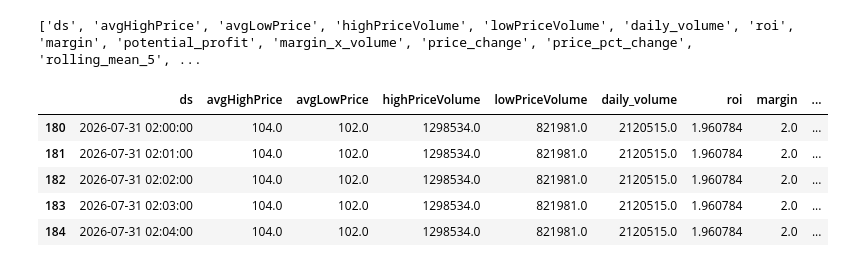
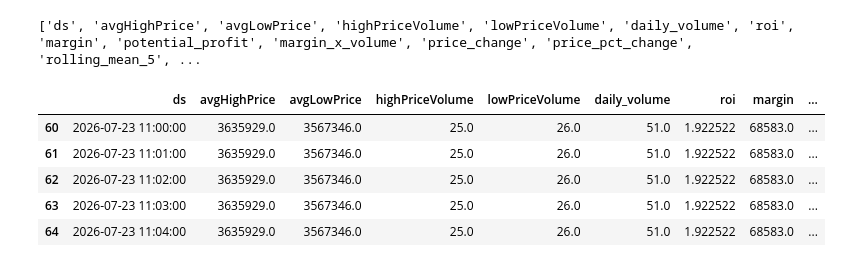
Before and after one commit to bartflk/osrs-exchange-flip-project, a Jupyter notebook: ProphetScripts/prophet.ipynb, the cells around one changed output. Saved outputs shown, nothing was run; the diff lists cells and outputs as text; code cells hidden in the pictures.

```diff
--- a/ProphetScripts/prophet.ipynb
+++ b/ProphetScripts/prophet.ipynb
@@ -8,9 +8,11 @@ data_dir = root / "data"
 if not data_dir.exists():
     data_dir = root.parent / "data"
 
+
+
 csv_files = {
     "chaos_rune_562_1year_daily": data_dir / "chaos_rune_562_1year_daily.csv",
-    "chaos_rune_562_lastweek_minute": data_dir / "chaos_rune_562_lastweek_minute.csv",
+    "chaos_rune_12929_lastweek_minute": data_dir / "chaos_rune_12929_lastweek_minute.csv",
     "item_562_last_24_hours": data_dir / "item_562_last_24_hours.csv",
 }
 
@@ -70,7 +72,7 @@ import numpy as np
 # ---------------------------------------------------------
 # LOAD DATA CORRECTLY
 # ---------------------------------------------------------
-df = frames["chaos_rune_562_lastweek_minute"].copy()
+df = frames["chaos_rune_12929_lastweek_minute"].copy()
 
 # ds is already ISO8601 with timezone → convert safely
 df["ds"] = pd.to_datetime(df["ds"], errors="coerce")
@@ -154,43 +156,39 @@ for lag in [1, 5, 30]:
 
 # ---------------------------------------------------------
 # ANOMALY FEATURES
 # ---------------------------------------------------------
 df["is_price_spike"] = (df[price] > df["rolling_mean_30"] + 2 * df["rolling_std_30"]).astype(int)
 df["is_volume_spike"] = (df[volume] > df["rolling_volume_mean"] + 3 * df["rolling_volume_std"]).astype(int)
 df["is_margin_spike"] = (df[margin] > df["rolling_margin_mean"] + 2 * df["rolling_margin_std"]).astype(int)
 
 # ---------------------------------------------------------
 # TARGET VARIABLE (predict future GP/hour)
 # ---------------------------------------------------------
 df["target_future_mxv"] = df[mxv].shift(-1)
 cols_to_drop = ["fetched_at", "source", "item_id", "_raw_json", "timestamp"]
 
 df = df.drop(columns=[c for c in cols_to_drop if c in df.columns])
 
 # --- Remove timezone from ds completely ---
 # Convert timezone-aware timestamps → naive timestamps
 df['ds'] = pd.to_datetime(df['ds']).dt.tz_localize(None)
 
 
 # ---------------------------------------------------------
 # DROP NA FROM ROLLING/LAGS
 # ---------------------------------------------------------
 df = df.dropna()
+pd.set_option("display.max_columns", None)
 print(df.columns.tolist())
 df.head()
-
-
-
-pd.set_option("display.max_columns", None)
-df.head()
 # %% [output]
 ['ds', 'avgHighPrice', 'avgLowPrice', 'highPriceVolume', 'lowPriceVolume', 'daily_volume', 'roi', 'margin', 'potential_profit', 'margin_x_volume', 'price_change', 'price_pct_change', 'rolling_mean_5', ...
 |  | ds | avgHighPrice | avgLowPrice | highPriceVolume | lowPriceVolume | daily_volume | roi | margin | ... |
-| 180 | 2026-07-31 02:00:00 | 104.0 | 102.0 | 1298534.0 | 821981.0 | 2120515.0 | 1.960784 | 2.0 | ... |
-| 181 | 2026-07-31 02:01:00 | 104.0 | 102.0 | 1298534.0 | 821981.0 | 2120515.0 | 1.960784 | 2.0 | ... |
-| 182 | 2026-07-31 02:02:00 | 104.0 | 102.0 | 1298534.0 | 821981.0 | 2120515.0 | 1.960784 | 2.0 | ... |
-| 183 | 2026-07-31 02:03:00 | 104.0 | 102.0 | 1298534.0 | 821981.0 | 2120515.0 | 1.960784 | 2.0 | ... |
-| 184 | 2026-07-31 02:04:00 | 104.0 | 102.0 | 1298534.0 | 821981.0 | 2120515.0 | 1.960784 | 2.0 | ... |
+| 60 | 2026-07-23 11:00:00 | 3635929.0 | 3567346.0 | 25.0 | 26.0 | 51.0 | 1.922522 | 68583.0 | ... |
+| 61 | 2026-07-23 11:01:00 | 3635929.0 | 3567346.0 | 25.0 | 26.0 | 51.0 | 1.922522 | 68583.0 | ... |
+| 62 | 2026-07-23 11:02:00 | 3635929.0 | 3567346.0 | 25.0 | 26.0 | 51.0 | 1.922522 | 68583.0 | ... |
+| 63 | 2026-07-23 11:03:00 | 3635929.0 | 3567346.0 | 25.0 | 26.0 | 51.0 | 1.922522 | 68583.0 | ... |
+| 64 | 2026-07-23 11:04:00 | 3635929.0 | 3567346.0 | 25.0 | 26.0 | 51.0 | 1.922522 | 68583.0 | ... |
 # %%
 # Correlation diagram (heatmap) for df
 # Paste into a notebook cell and run. Assumes `df` is already loaded.
```
Also changed, not shown: parts of 14 cells of this notebook, 17 other files.
